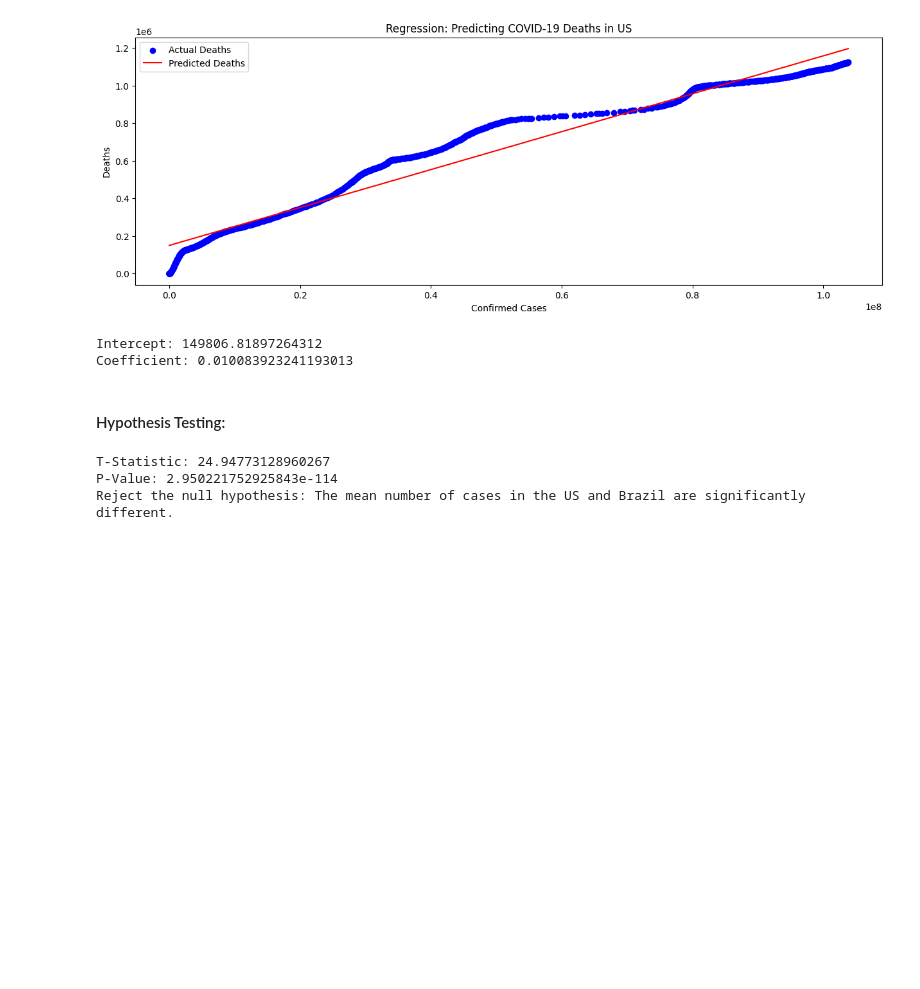
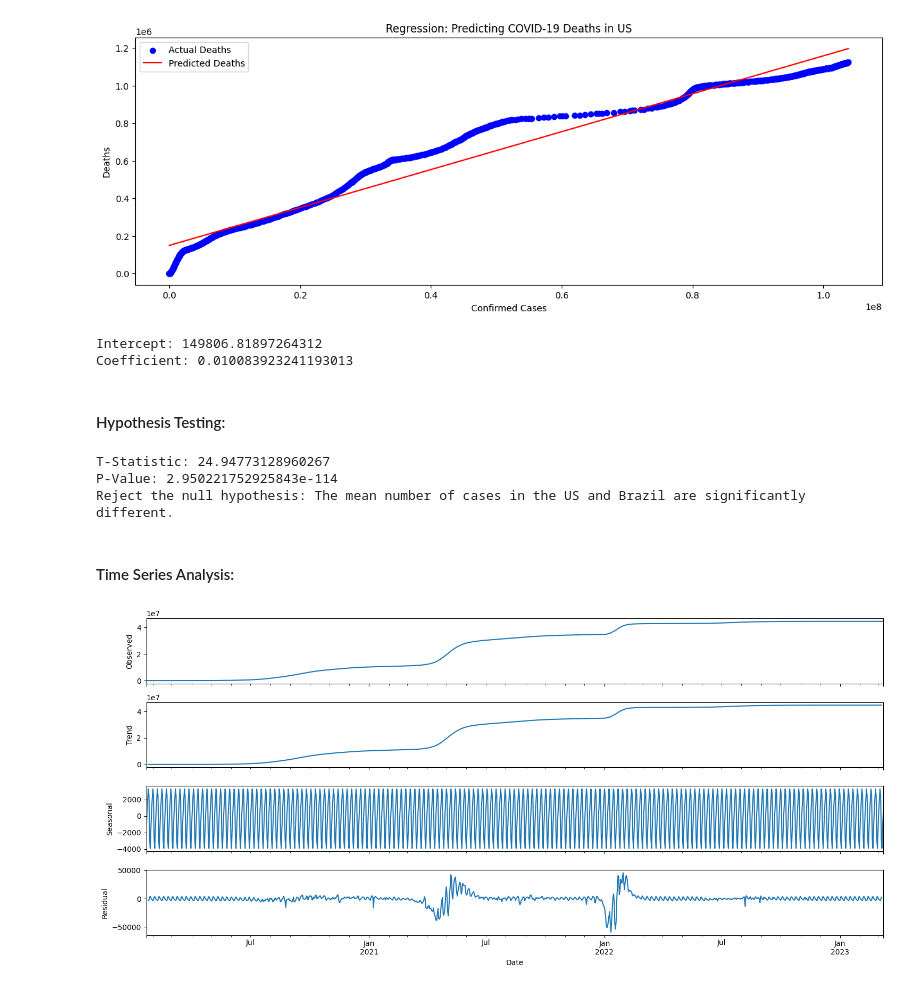
Before and after one commit to Akshay-Paunikar/Statistics_for_Data_Science, a Jupyter notebook: Data_Analysis/Covid_19/Covid_19_Data_Analysis.ipynb, the cells around one changed output. Cells and saved outputs as stored; diff of their text form; code cells hidden in the pictures; blank space fills up the shorter version.

```diff
--- a/Data_Analysis/Covid_19/Covid_19_Data_Analysis.ipynb
+++ b/Data_Analysis/Covid_19/Covid_19_Data_Analysis.ipynb
@@ -277,3 +277,34 @@ else:
 T-Statistic: 24.94773128960267
 P-Value: 2.950221752925843e-114
 Reject the null hypothesis: The mean number of cases in the US and Brazil are significantly different.
+# %% [markdown]
+<h4>Time Series Analysis:</h4>
+# %%
+from statsmodels.tsa.seasonal import seasonal_decompose
+import matplotlib.pyplot as plt
+
+# Decompose the time series for a single country
+country = 'India'
+decomposed = seasonal_decompose(confirmed_df[country], model='additive')
+
+# Set the figure size
+fig, (ax1, ax2, ax3, ax4) = plt.subplots(4, 1, figsize=(15, 7), sharex=True)
+
+# Plot each component with the desired figure size
+decomposed.observed.plot(ax=ax1, legend=False)
+ax1.set_ylabel('Observed')
+
+decomposed.trend.plot(ax=ax2, legend=False)
+ax2.set_ylabel('Trend')
+
+decomposed.seasonal.plot(ax=ax3, legend=False)
+ax3.set_ylabel('Seasonal')
+
+decomposed.resid.plot(ax=ax4, legend=False)
+ax4.set_ylabel('Residual')
+
+plt.xlabel('Date')
+plt.tight_layout()
+plt.show()
+# %% [output]
+[figure, added]
```
Also changed, not shown: parts of 2 cells of this notebook.
